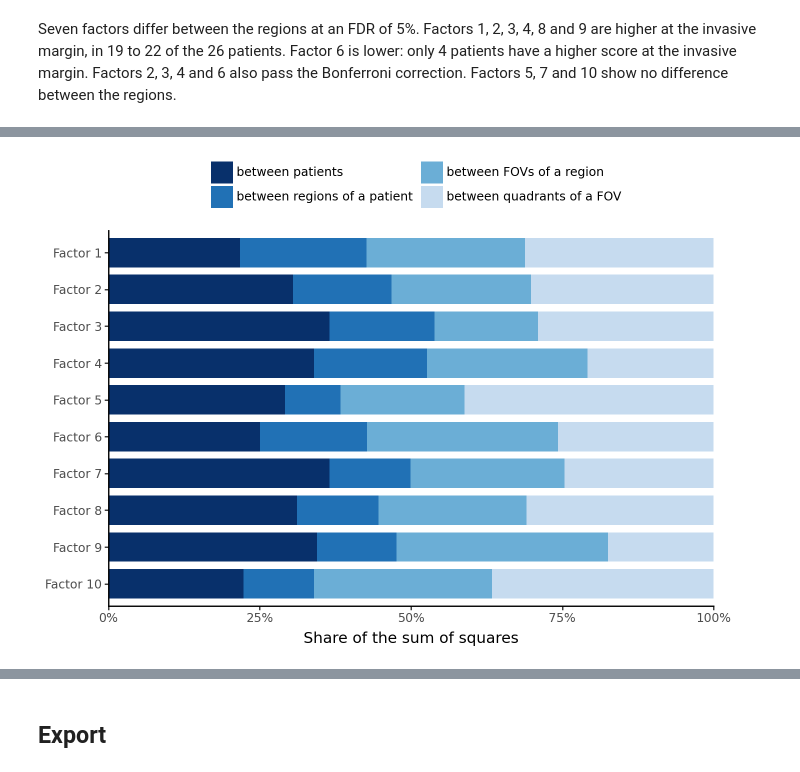
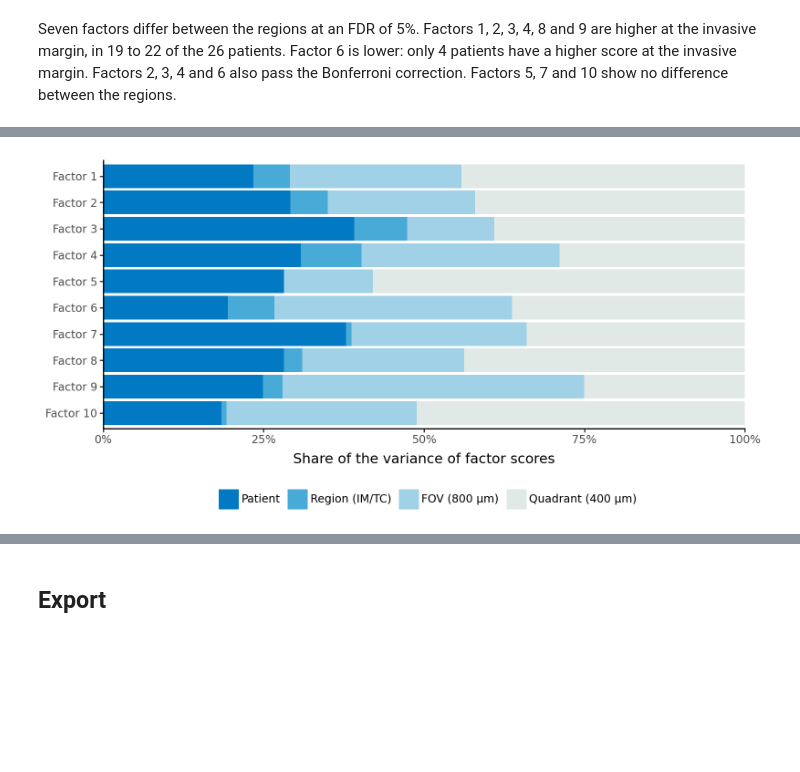
Before and after one commit to HartmannLab/MIBI-Analysis_Hamburg_CRC_TMA_2024, a Jupyter notebook: notebooks/sampling/FactorActivity.ipynb, the cells around one changed output, grey strips where cells are left out. Cells and saved outputs as stored; diff of their text form; code cells hidden in the pictures; blank space fills up the shorter version.

Commit message:
Update sampling factor activity plots and add sensitivity analysis

```diff
--- a/notebooks/sampling/FactorActivity.ipynb
+++ b/notebooks/sampling/FactorActivity.ipynb
@@ -304,6 +305,12 @@ The two regions are different tissue: the invasive margin holds more immune cell
 # %%
 scores_long = new_scores.join(quadrants).melt(id_vars=list(quadrants.columns), var_name="factor", value_name="score")
 per_patient = scores_long.groupby(["factor", "patient", "region"])["score"].mean().unstack("region")
+
+def rank_biserial(difference):
+    """Matched-pairs rank-biserial correlation of the Wilcoxon signed-rank test, from -1 to 1"""
+    difference = difference[difference != 0]
+    ranks = difference.abs().rank()
+    return (ranks[difference > 0].sum() - ranks[difference < 0].sum()) / ranks.sum()
 
 region_tests = []
 for factor in factor_order:
@@ -314,6 +321,7 @@ for factor in factor_order:
         "patients": len(paired),
         "mean IM - TC": difference.mean(),
         "patients with IM > TC": int((difference > 0).sum()),
+        "rank-biserial r": rank_biserial(difference),
         "p": wilcoxon(paired["IM"], paired["TC"]).pvalue,
     })
 region_tests = pd.DataFrame(region_tests).set_index("factor")
@@ -394,20 +529,29 @@ variance_shares.round(2)
 # %%
-share_df = variance_shares.rename_axis("factor").reset_index().melt(id_vars="factor", var_name="level", value_name="share")
-share_df["factor"] = pd.Categorical(share_df["factor"], categories=factor_order[::-1])
-share_df["level"] = pd.Categorical(share_df["level"], categories=list(variance_shares.columns)[::-1])
+# Patient x region is added to the patient part: together, how much patients differ within one region
+figure_shares = (variance_shares.assign(Patient=variance_shares["Patient"] + variance_shares["Patient x region"])
+                 .rename(columns={"Region": "Region (IM/TC)", "FOV": "FOV (800 µm)", "Quadrant": "Quadrant (400 µm)"}))
+# From the largest scale to the smallest, from left to right
+component_colors = {"Patient": "#027AC3", "Region (IM/TC)": "#48AAD6", "FOV (800 µm)": "#A0D1E7", "Quadrant (400 µm)": "#E0E9E6"}
+figure_shares = figure_shares[list(component_colors)]
 
-gp = (
-    ggplot(share_df, aes(x="factor", y="share", fill="level"))
-    + geom_col(width=0.8)
-    + coord_flip()
-    + scale_fill_manual(values=dict(zip(variance_shares.columns, ["#08306b", "#2171b5", "#6baed6", "#c6dbef"])))
-    + guides(fill=guide_legend(reverse=True, nrow=2))
-    + scale_y_continuous(labels=lambda breaks: [f"{b:.0%}" for b in breaks], expand=(0, 0))
-    + theme_classic()
-    + theme(legend_position="top", figure_size=(7, 5))
-    + labs(x="", y="Share of the sum of squares", fill="")
-)
-ggsave(gp, figure_dir + "factor_score_variance_levels.pdf", width=7, height=5, verbose=False)
+def variance_plot(factors, height):
+    share_df = figure_shares.loc[factors].rename_axis("factor").reset_index().melt(id_vars="factor", var_name="component", value_name="share")
+    share_df["factor"] = pd.Categorical(share_df["factor"], categories=factors[::-1])
+    share_df["component"] = pd.Categorical(share_df["component"], categories=list(component_colors)[::-1])
+    return (
+        ggplot(share_df, aes(x="factor", y="share", fill="component"))
+        + geom_col()
+        + coord_flip()
+        + scale_fill_manual(values=component_colors)
+        + guides(fill=guide_legend(reverse=True))
+        + scale_y_continuous(labels=lambda breaks: [f"{b:.0%}" for b in breaks], expand=(0, 0))
+        + theme_classic()
+        + theme(legend_position="bottom", figure_size=(8, height))
+        + labs(x="", y="Share of the variance of factor scores", fill="")
+    )
+
+gp = variance_plot(factor_order, 4)
+ggsave(gp, figure_dir + "variance_components.pdf", width=8, height=4, verbose=False)
 gp
 # %% [output]
-[figure, old version]
+[figure, new version]
```
Also changed, not shown: parts of 21 cells of this notebook.
